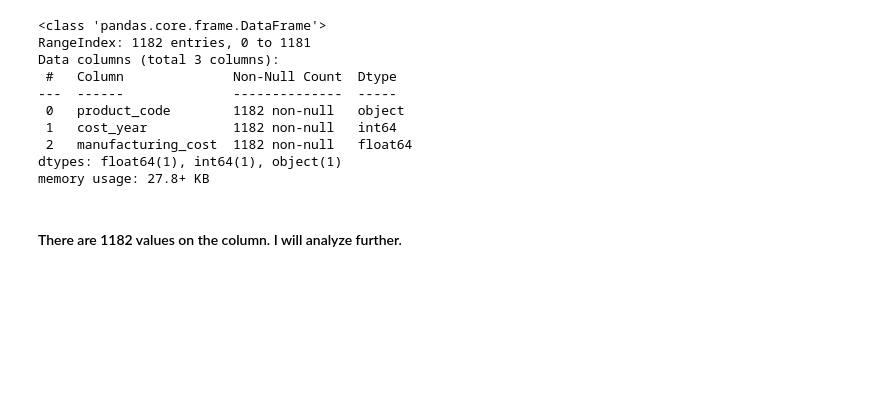
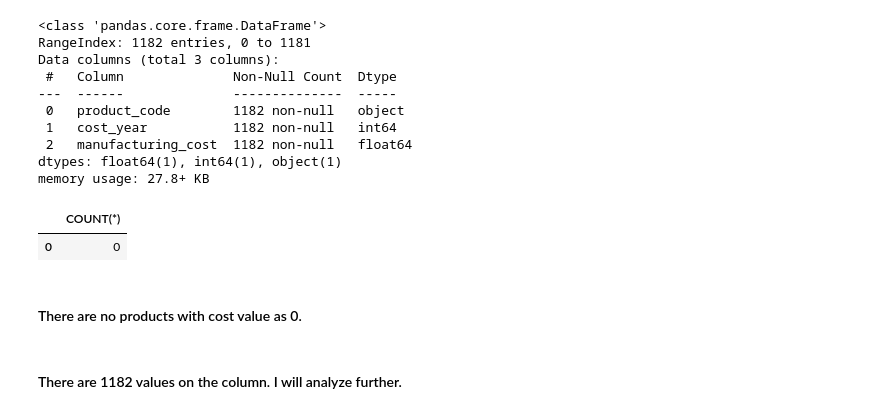
Before and after one commit to CesarChaparro1974/Financial_Analysis_Project, a Jupyter notebook: final_project.ipynb, the cells around one changed output. Cells and saved outputs as stored; diff of their text form; code cells hidden in the pictures; blank space fills up the shorter version.

```diff
--- a/final_project.ipynb
+++ b/final_project.ipynb
@@ -295,6 +308,19 @@ Data columns (total 3 columns):
  2   manufacturing_cost  1182 non-null   float64
 dtypes: float64(1), int64(1), object(1)
 memory usage: 27.8+ KB
+# %%
+# count the number of rows with a manufacturing_cost of 0
+query = """SELECT COUNT(*)
+FROM fact_manufacturing_cost
+WHERE manufacturing_cost = 0
+"""
+zero_manufacturing_cost = pd.read_sql_query(query, con)
+zero_manufacturing_cost
+# %% [output]
+|  | COUNT(*) |
+| 0 | 0 |
+# %% [markdown]
+#### There are no products with cost value as 0.
 # %% [markdown]
 #### There are 1182 values on the column. I will analyze further.
 # %% [markdown]
```
Also changed, not shown: parts of 11 cells of this notebook.
